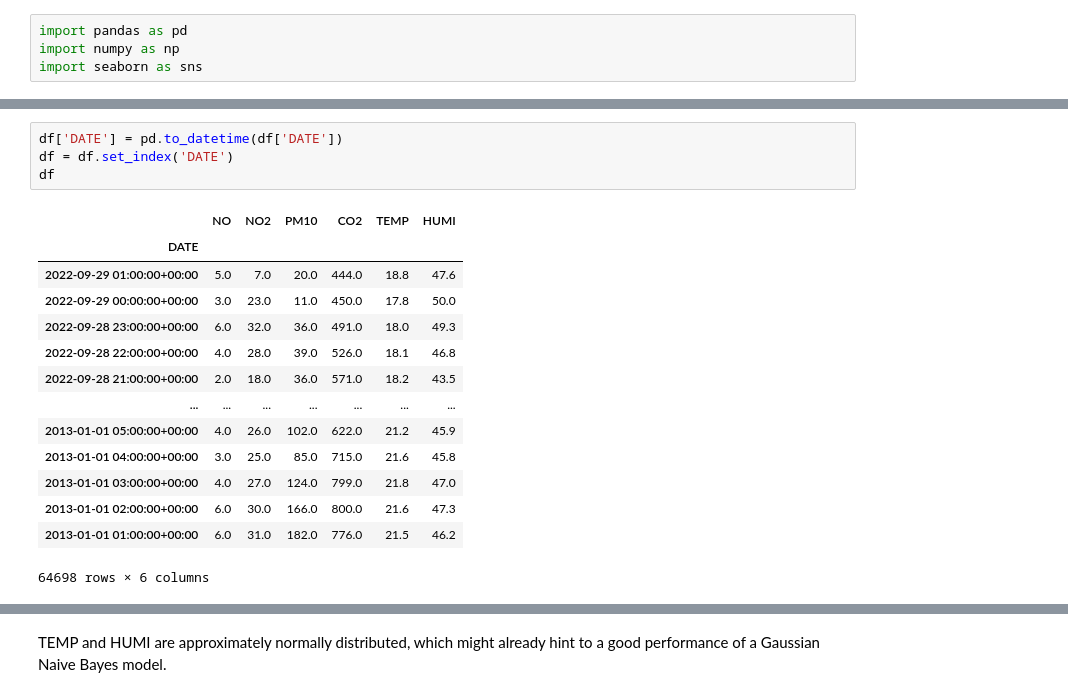
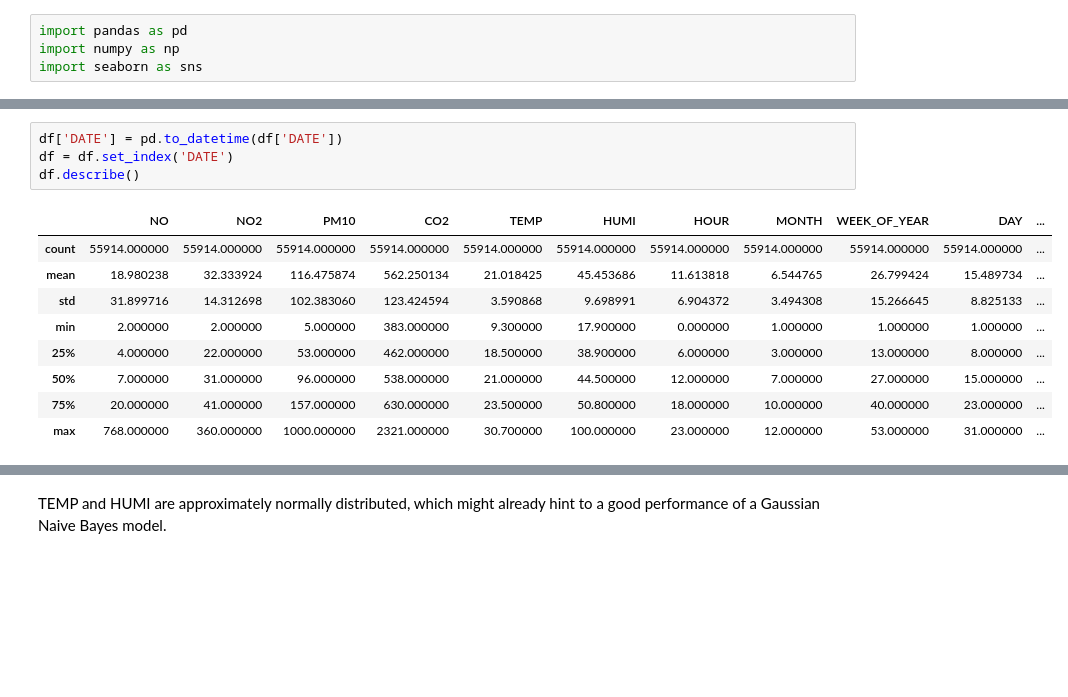
Before and after one commit to AdvancedGroupBootcamp/amelie_schneider, a Jupyter notebook: subway/eda_subway.ipynb, the cells around one changed output, grey strips where cells are left out. Saved outputs shown, nothing was run; the diff lists cells and outputs as text; blank space fills up the shorter version.

```diff
--- a/subway/eda_subway.ipynb
+++ b/subway/eda_subway.ipynb
@@ -15,22 +15,17 @@ df.head()
 # %%
 df['DATE'] = pd.to_datetime(df['DATE'])
 df = df.set_index('DATE')
-df
+df.describe()
 # %% [output]
-|  | NO | NO2 | PM10 | CO2 | TEMP | HUMI |
-| DATE |  |  |  |  |  |  |
-| 2022-09-29 01:00:00+00:00 | 5.0 | 7.0 | 20.0 | 444.0 | 18.8 | 47.6 |
-| 2022-09-29 00:00:00+00:00 | 3.0 | 23.0 | 11.0 | 450.0 | 17.8 | 50.0 |
-| 2022-09-28 23:00:00+00:00 | 6.0 | 32.0 | 36.0 | 491.0 | 18.0 | 49.3 |
-| 2022-09-28 22:00:00+00:00 | 4.0 | 28.0 | 39.0 | 526.0 | 18.1 | 46.8 |
-| 2022-09-28 21:00:00+00:00 | 2.0 | 18.0 | 36.0 | 571.0 | 18.2 | 43.5 |
-| ... | ... | ... | ... | ... | ... | ... |
-| 2013-01-01 05:00:00+00:00 | 4.0 | 26.0 | 102.0 | 622.0 | 21.2 | 45.9 |
-| 2013-01-01 04:00:00+00:00 | 3.0 | 25.0 | 85.0 | 715.0 | 21.6 | 45.8 |
-| 2013-01-01 03:00:00+00:00 | 4.0 | 27.0 | 124.0 | 799.0 | 21.8 | 47.0 |
-| 2013-01-01 02:00:00+00:00 | 6.0 | 30.0 | 166.0 | 800.0 | 21.6 | 47.3 |
-| 2013-01-01 01:00:00+00:00 | 6.0 | 31.0 | 182.0 | 776.0 | 21.5 | 46.2 |
+|  | NO | NO2 | PM10 | CO2 | TEMP | HUMI | HOUR | MONTH | WEEK_OF_YEAR | DAY | ... |
+| count | 55914.000000 | 55914.000000 | 55914.000000 | 55914.000000 | 55914.000000 | 55914.000000 | 55914.000000 | 55914.000000 | 55914.000000 | 55914.000000 | ... |
+| mean | 18.980238 | 32.333924 | 116.475874 | 562.250134 | 21.018425 | 45.453686 | 11.613818 | 6.544765 | 26.799424 | 15.489734 | ... |
+| std | 31.899716 | 14.312698 | 102.383060 | 123.424594 | 3.590868 | 9.698991 | 6.904372 | 3.494308 | 15.266645 | 8.825133 | ... |
+| min | 2.000000 | 2.000000 | 5.000000 | 383.000000 | 9.300000 | 17.900000 | 0.000000 | 1.000000 | 1.000000 | 1.000000 | ... |
+| 25% | 4.000000 | 22.000000 | 53.000000 | 462.000000 | 18.500000 | 38.900000 | 6.000000 | 3.000000 | 13.000000 | 8.000000 | ... |
+| 50% | 7.000000 | 31.000000 | 96.000000 | 538.000000 | 21.000000 | 44.500000 | 12.000000 | 7.000000 | 27.000000 | 15.000000 | ... |
+| 75% | 20.000000 | 41.000000 | 157.000000 | 630.000000 | 23.500000 | 50.800000 | 18.000000 | 10.000000 | 40.000000 | 23.000000 | ... |
+| max | 768.000000 | 360.000000 | 1000.000000 | 2321.000000 | 30.700000 | 100.000000 | 23.000000 | 12.000000 | 53.000000 | 31.000000 | ... |
-64698 rows × 6 columns
 # %%
 df.TEMP.hist(color='orange')
 # %% [output]
```
Also changed, not shown: parts of 19 cells of this notebook, 3 other files.
